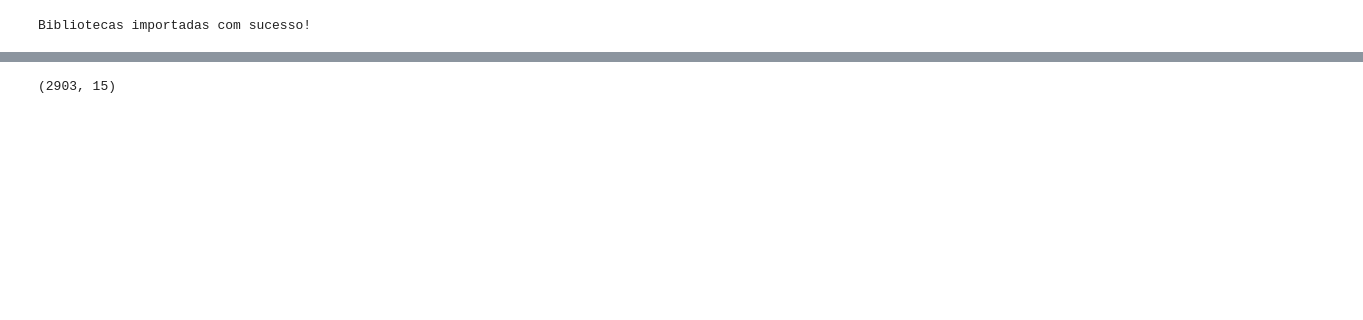
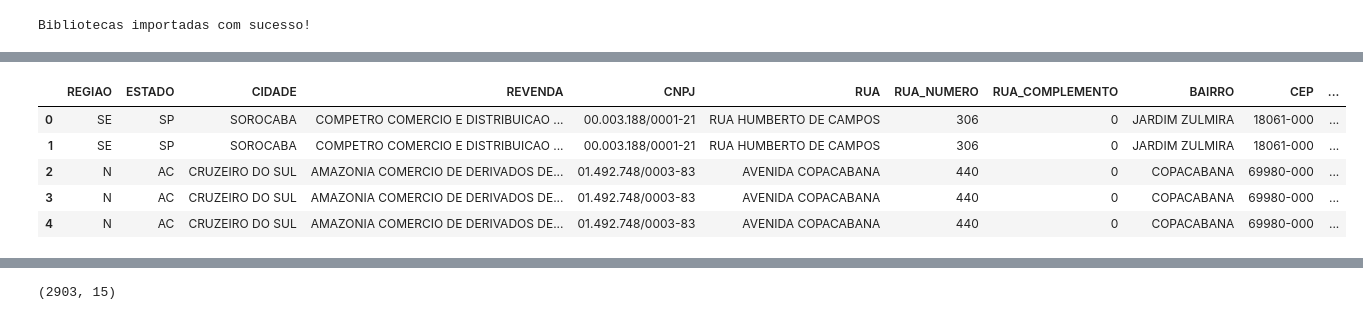
Before and after one commit to DallastaDaniel/PesquisaCombustivel, a Jupyter notebook: PesquisaPrecoCombustivel2024.ipynb, the cells around one changed output, grey strips where cells are left out. Drawn from its saved outputs; the diff is of its cells as text; code cells hidden in the pictures; blank space fills up the shorter version.

```diff
--- a/PesquisaPrecoCombustivel2024.ipynb
+++ b/PesquisaPrecoCombustivel2024.ipynb
@@ -55,3 +177,26 @@ combustivel_df.shape # Retorna uma tupla (linhas, colunas) representando o taman
+# %%
+# prompt: Usando o dataframe combustivel_df: Converter a coluna PRODUTO em valores numéricos, usando a seguinte legenda:
+# GASOLINA = "1", GASOLINA_ADITIVADA = "2", ETANOL = "3".
+
+# Substitui os valores na coluna 'PRODUTO' por valores numéricos
+combustivel_df['PRODUTO'] = combustivel_df['PRODUTO'].replace({
+    'GASOLINA': '1',
+    'GASOLINA_ADITIVADA': '2',
+    'ETANOL': '3'
+})
+
+# Converte a coluna 'PRODUTO' para o tipo numérico
+combustivel_df['PRODUTO'] = pd.to_numeric(combustivel_df['PRODUTO'])
+
+# Exibe o DataFrame após a conversão
+combustivel_df.head()
+# %% [output]
+|  | REGIAO | ESTADO | CIDADE | REVENDA | CNPJ | RUA | RUA_NUMERO | RUA_COMPLEMENTO | BAIRRO | CEP | ... |
+| 0 | SE | SP | SOROCABA | COMPETRO COMERCIO E DISTRIBUICAO ... | 00.003.188/0001-21 | RUA HUMBERTO DE CAMPOS | 306 | 0 | JARDIM ZULMIRA | 18061-000 | ... |
+| 1 | SE | SP | SOROCABA | COMPETRO COMERCIO E DISTRIBUICAO ... | 00.003.188/0001-21 | RUA HUMBERTO DE CAMPOS | 306 | 0 | JARDIM ZULMIRA | 18061-000 | ... |
+| 2 | N | AC | CRUZEIRO DO SUL | AMAZONIA COMERCIO DE DERIVADOS DE... | 01.492.748/0003-83 | AVENIDA COPACABANA | 440 | 0 | COPACABANA | 69980-000 | ... |
+| 3 | N | AC | CRUZEIRO DO SUL | AMAZONIA COMERCIO DE DERIVADOS DE... | 01.492.748/0003-83 | AVENIDA COPACABANA | 440 | 0 | COPACABANA | 69980-000 | ... |
+| 4 | N | AC | CRUZEIRO DO SUL | AMAZONIA COMERCIO DE DERIVADOS DE... | 01.492.748/0003-83 | AVENIDA COPACABANA | 440 | 0 | COPACABANA | 69980-000 | ... |
 # %%
 # prompt: Usando o DataFrame combustivel_df: Criar um novo DataFrame apenas com os registros onde a coluna ESTADO = "RS"
 
```
Also changed, not shown: parts of 19 cells of this notebook.
